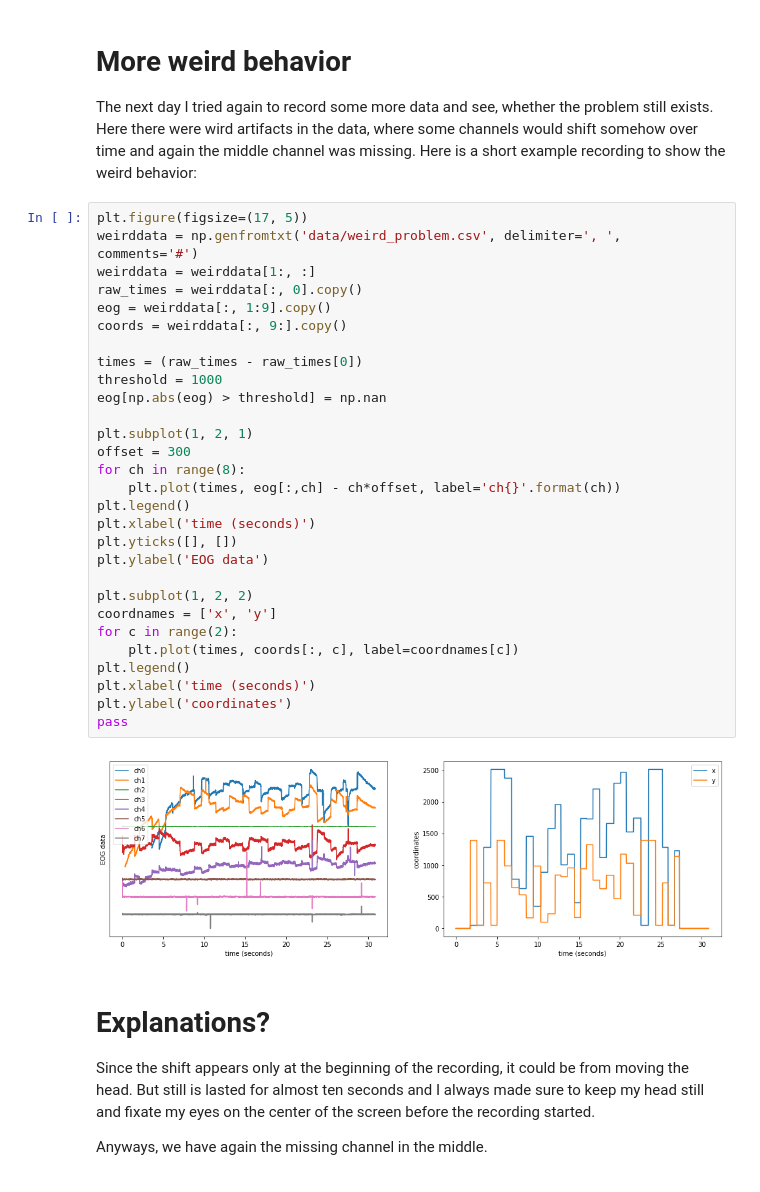
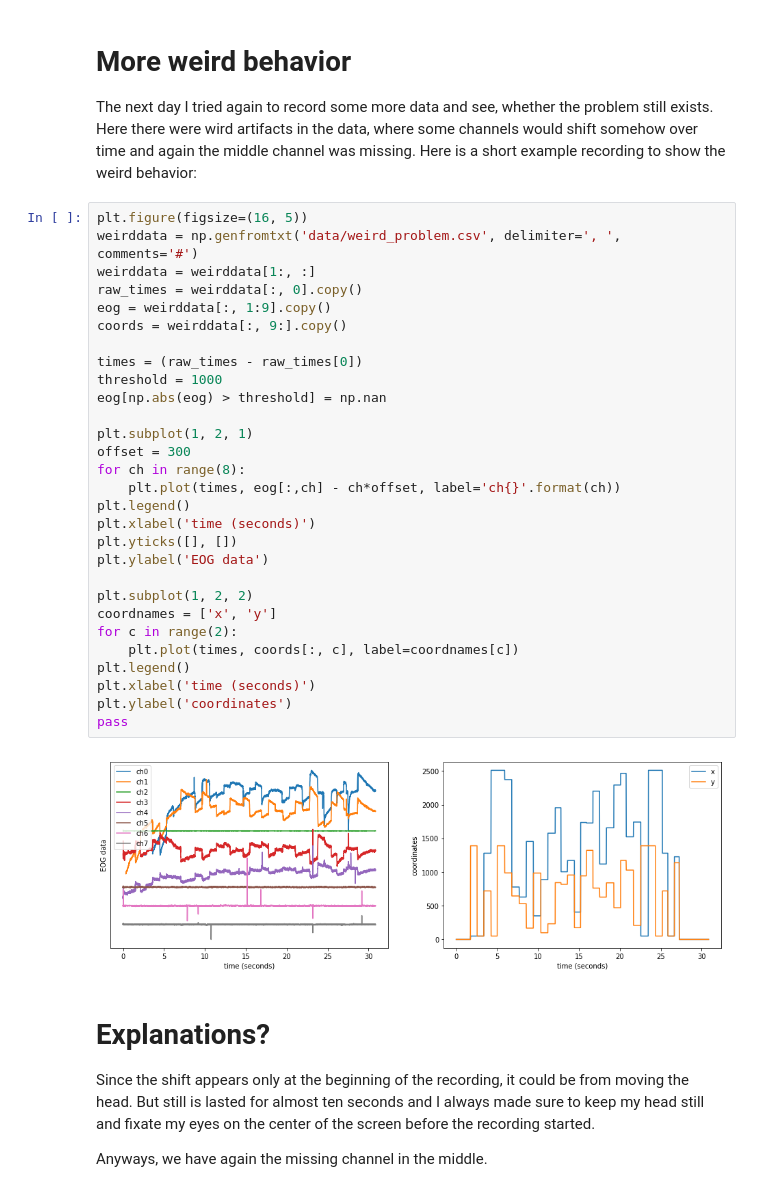
Before and after one commit to jleugeri/traumschreiber_EOG, a Jupyter notebook: patrick/data_analysis.ipynb, the cells around one changed output. Cells and saved outputs as stored; diff of their text form.

```diff
--- a/patrick/data_analysis.ipynb
+++ b/patrick/data_analysis.ipynb
@@ -59,36 +59,36 @@ I will omit runs 4 and 5 for now and only work with runs 1-3. Probably record mo
 # More weird behavior
 The next day I tried again to record some more data and see, whether the problem still exists. Here there were wird artifacts in the data, where some channels would shift somehow over time and again the middle channel was missing. Here is a short example recording to show the weird behavior:
 # %%
-plt.figure(figsize=(17, 5))
+plt.figure(figsize=(16, 5))
 weirddata = np.genfromtxt('data/weird_problem.csv', delimiter=', ', comments='#')
 weirddata = weirddata[1:, :]
 raw_times = weirddata[:, 0].copy()
 eog = weirddata[:, 1:9].copy()
 coords = weirddata[:, 9:].copy()
 
 times = (raw_times - raw_times[0])
 threshold = 1000
 eog[np.abs(eog) > threshold] = np.nan
 
 plt.subplot(1, 2, 1)
 offset = 300
 for ch in range(8):
     plt.plot(times, eog[:,ch] - ch*offset, label='ch{}'.format(ch))
 plt.legend()
 plt.xlabel('time (seconds)')
 plt.yticks([], [])
 plt.ylabel('EOG data')
 
 plt.subplot(1, 2, 2)
 coordnames = ['x', 'y']
 for c in range(2):
     plt.plot(times, coords[:, c], label=coordnames[c])
 plt.legend()
 plt.xlabel('time (seconds)')
 plt.ylabel('coordinates')
 pass
 # %% [output]
-[figure, old version]
+[figure, new version]
 # %% [markdown]
 # Explanations?
 Since the shift appears only at the beginning of the recording, it could be from moving the head. But still is lasted for almost ten seconds and I always made sure to keep my head still and fixate my eyes on the center of the screen before the recording started.
```
Also changed, not shown: parts of 9 cells of this notebook.
